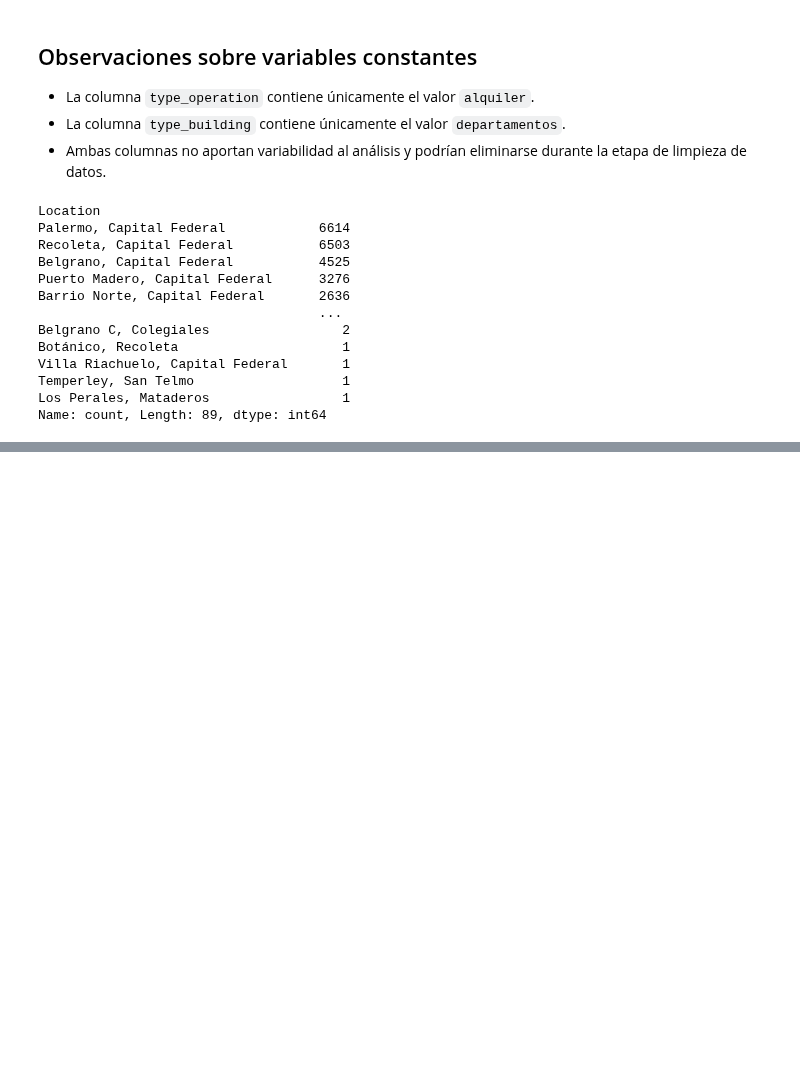
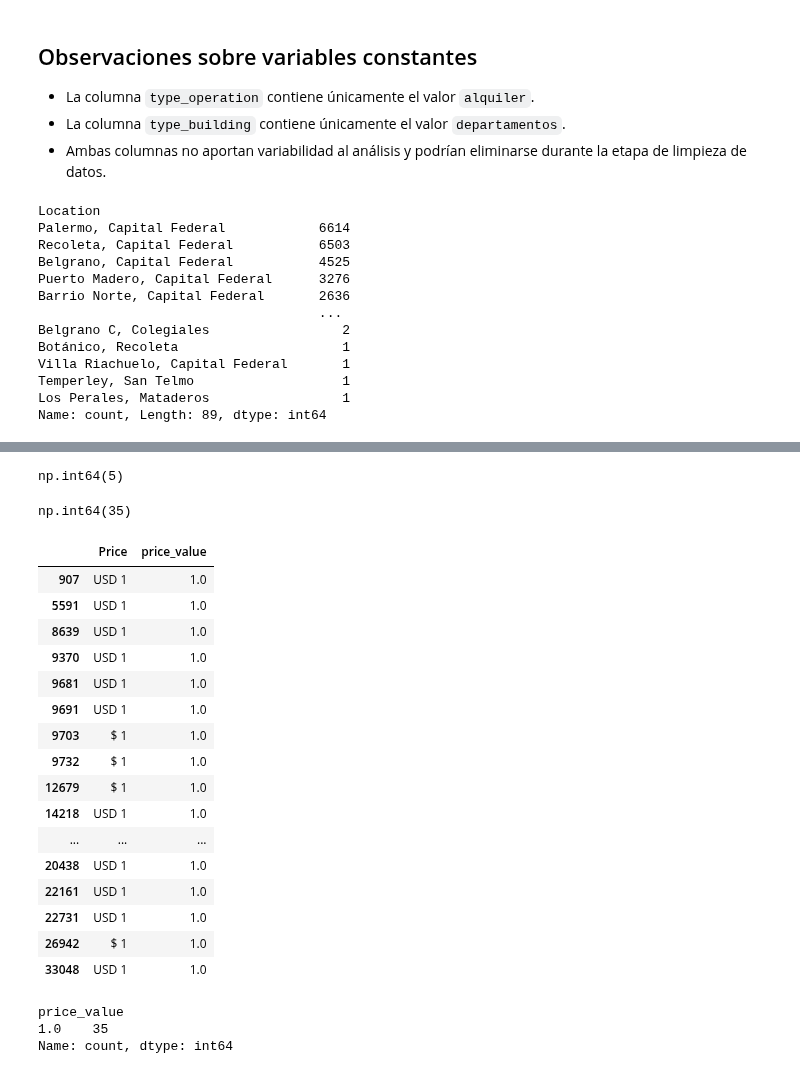
Before and after one commit to magaliorellana01/radar-inmobiliario-caba, a Jupyter notebook: notebooks/01_exploracion.ipynb, the cells around one changed output, grey strips where cells are left out. Saved outputs shown, nothing was run; the diff lists cells and outputs as text; code cells hidden in the pictures; blank space fills up the shorter version.

```diff
--- a/notebooks/01_exploracion.ipynb
+++ b/notebooks/01_exploracion.ipynb
@@ -183,3 +185,5 @@ Villa Riachuelo, Capital Federal       1
 Temperley, San Telmo                   1
 Los Perales, Mataderos                 1
 Name: count, Length: 89, dtype: int64
+# %%
+df_clean = df.copy()
@@ -185,0 +207,3 @@ Name: count, Length: 89, dtype: int64
+# %%
+# Extrae la moneda de Price y la guarda en una nueva columna llamada "currecy"
+df_clean["currency"] = df_clean["Price"].str.extract(r"(USD|\$)")[0]
@@ -185,0 +227,13 @@ Name: count, Length: 89, dtype: int64
+# %%
+# Elimina separadores y símbolos de moneda
+# para preparar el precio para convertirlo a número.
+price_test = pd.to_numeric(
+    df_clean["Price"]
+    .str.replace(".", "", regex=False)
+    .str.replace("USD", "", regex=False)
+    .str.replace("$", "", regex=False),
+    errors="coerce"
+)
+
+# Cuenta los valores que no pudieron convertirse a número
+price_test.isna().sum()
@@ -185,0 +362,44 @@ Name: count, Length: 89, dtype: int64
+# %%
+# Cuenta cuántos registros presentan precios extremadamente altos.
+(df_clean["price_value"] >= 10_000_000).sum()
+# %% [output]
+np.int64(5)
+# %%
+# Identifica registros con precios iguales o inferiores a 1.
+(df_clean["price_value"] <= 1).sum()
+# %% [output]
+np.int64(35)
+# %%
+# Revisa los registros con precios extremadamente bajos.
+df_clean.loc[
+    df_clean["price_value"] <= 1,
+    ["Price", "price_value"]
+].head(20)
+# %% [output]
+|  | Price | price_value |
+| 907 | USD 1 | 1.0 |
+| 5591 | USD 1 | 1.0 |
+| 8639 | USD 1 | 1.0 |
+| 9370 | USD 1 | 1.0 |
+| 9681 | USD 1 | 1.0 |
+| 9691 | USD 1 | 1.0 |
+| 9703 | $ 1 | 1.0 |
+| 9732 | $ 1 | 1.0 |
+| 12679 | $ 1 | 1.0 |
+| 14218 | USD 1 | 1.0 |
+| ... | ... | ... |
+| 20438 | USD 1 | 1.0 |
+| 22161 | USD 1 | 1.0 |
+| 22731 | USD 1 | 1.0 |
+| 26942 | $ 1 | 1.0 |
+| 33048 | USD 1 | 1.0 |
+# %%
+# Muestra la frecuencia de cada valor extremadamente bajo.
+df_clean.loc[
+    df_clean["price_value"] <= 1,
+    "price_value"
+].value_counts()
+# %% [output]
+price_value
+1.0    35
+Name: count, dtype: int64
```
Also changed, not shown: parts of 57 cells of this notebook.
